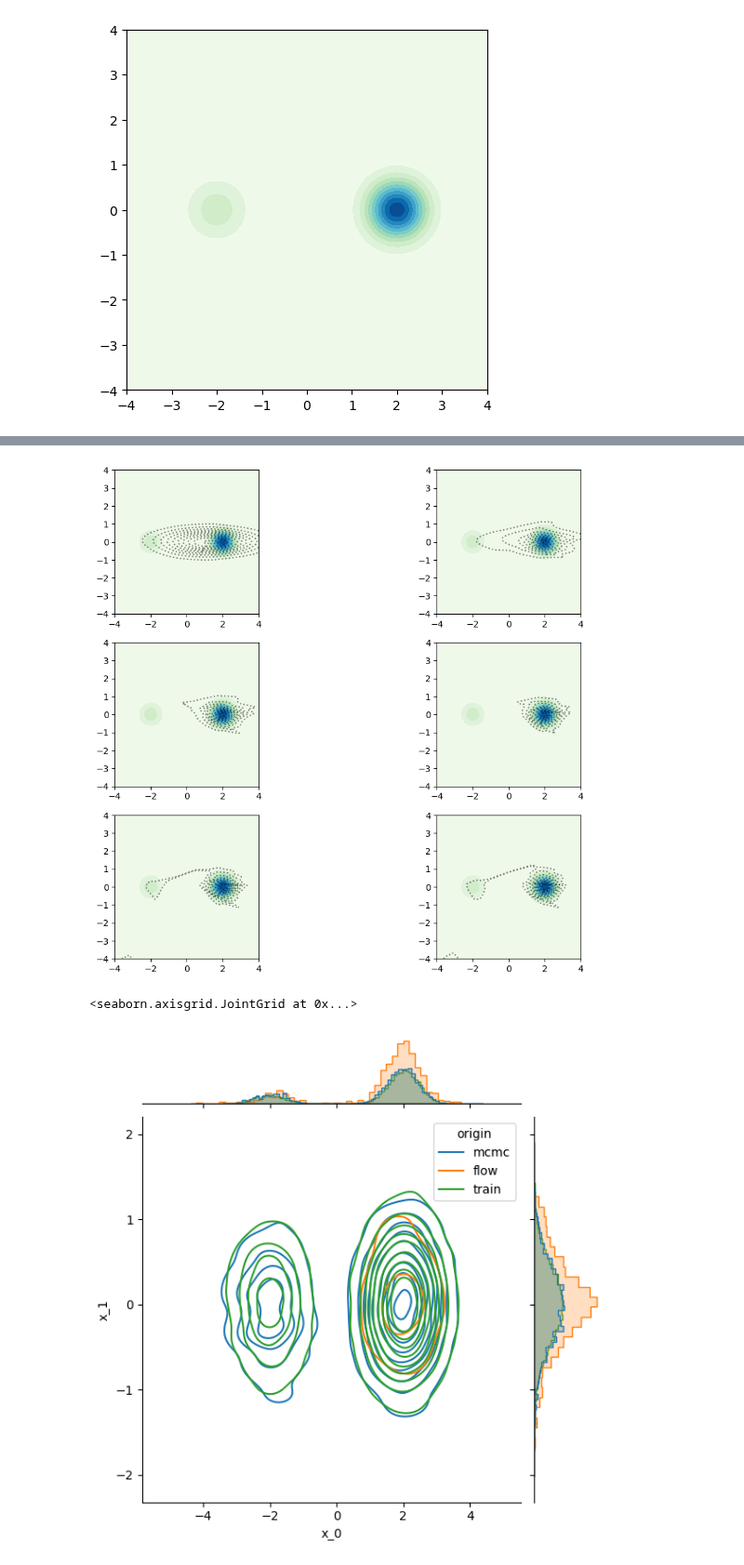
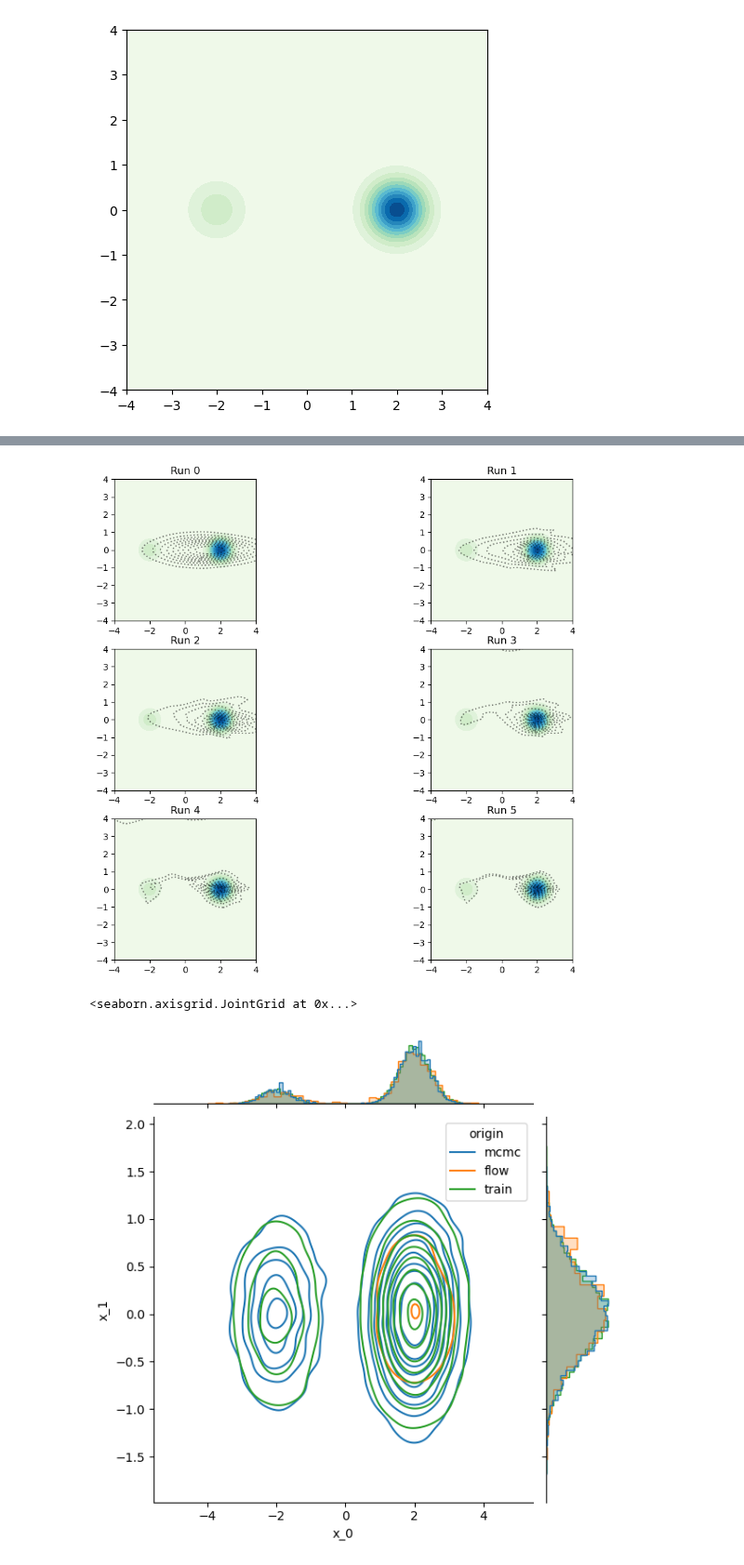
Before and after one commit to anacmolina/ML-DFT, a Jupyter notebook: notebooks/23-a - testing adaptative sampling with gaussian mixture one flow.ipynb, the cells around one changed output, grey strips where cells are left out. Shown at 93% size. Drawn from its saved outputs; the diff is of its cells as text; code cells hidden in the pictures.

Commit message:
plots gaussian mixture one flow

```diff
--- a/notebooks/23-a - testing adaptative sampling with gaussian mixture one flow.ipynb
+++ b/notebooks/23-a - testing adaptative sampling with gaussian mixture one flow.ipynb
@@ -244,0 +125,5 @@ mlp_dic = {'model': target_energy}
+# %%
+## Constants
+from ase.units import kB
+T = 300
+beta = 1 / (kB * T)
@@ -250,24 +144,28 @@ flow_hyperparams = {'n_iter': 100,
     'save_splits': 10,
     'grad_clip': 1e4}
 # %%
+# MCMC Params
+n_runs = 10
 n_chains = 25
+n_steps = 50
 
+# Init chains
 init_samples = target.sample(n_chains)
 init_us = target.U(init_samples)
 init_id_mode = torch.zeros(n_chains)
 
 init_mcmc = torch.cat([init_samples.T, init_us.reshape(1, -1), init_id_mode.reshape(1, -1)]).T
 # %%
-_ = full_adaptative_sampling(train,
+_ = adaptive_sampling(train,
                          test,
                          init_mcmc,
                          dim=2,
-                         dict_flows_init=flow_dic,
-                         dict_mlps_init=mlp_dic,
+                         dict_flows_init=[flow_dic],
+                         dict_mlps_init=[mlp_dic],
                          mixture=False,
                          flow_hyperparams=[flow_hyperparams],
-                         n_runs=6,
+                         n_runs=n_runs,
                          n_chains=n_chains,
-                         n_steps=50,
+                         n_steps=n_steps,
                         )
 # %% [output]
@@ -292,41 +190,42 @@ t=9.0e+01        loss: 1.84     Gd: 4e-02       lr: 1.00e-03
 fig, axs = plt.subplots(3, 2, figsize=(12,10))
 axs = axs.ravel()
 for ax, i in zip(axs, list(range(6))):
-    flowlogprob = lambda x: -_[0][i]['model'].nll(x)
+    flowlogprob = lambda x: -_['dict_flows_training'][i][0]['model'].nll(x)
     set_plot(ax, n_points=1000, target_log_prob=target.log_prob, prop_log_prob=flowlogprob, lims=lims)
+    ax.set_title('Run {}'.format(i))
 
     #plt.legend()
 # %% [output]
-[figure, old version]
+[figure, new version]
 # %%
-xs = torch.stack(_[2]).squeeze().reshape(-1, 2)
-flow_dic = _[0][-1]
+xs = torch.stack(_['xs']).squeeze().reshape(-1, 2)
+flow_dic = _['dict_flows_training'][-1][0]
 flow_samples = flow_dic['model'].sample(1000)
 
 import seaborn as sns
 import pandas as pd
 
 datas = [
             xs.view(-1,2).detach().numpy(),
             flow_samples.detach().numpy(),
             train.detach().numpy()
 ]
 labels = ['mcmc', 'flow', 'train']
 
 frames = []
 for d, l in zip(datas, labels):
     df = pd.DataFrame(
         {"x_{:d}".format(0): d[:,0], "x_{:d}".format(1): d[:, 1]}
     )
     df["origin"] = l
     frames.append(df)
 
 dfs = pd.concat(frames, ignore_index=True)
 g = sns.JointGrid(
     data=dfs, x="x_{:d}".format(0), y="x_{:d}".format(1), hue="origin"
 )
 g.plot_joint(sns.kdeplot)
-g.plot_marginals(sns.histplot, element="step", fill=True, stat='probability', common_bins=False, common_norm=False)
+g.plot_marginals(sns.histplot, element="step", fill=True, stat='density', common_bins=False, common_norm=False)
 # %% [output]
 <seaborn.axisgrid.JointGrid at 0x...>
-[figure, old version]
+[figure, new version]
```
Also changed, not shown: parts of 31 cells of this notebook.
